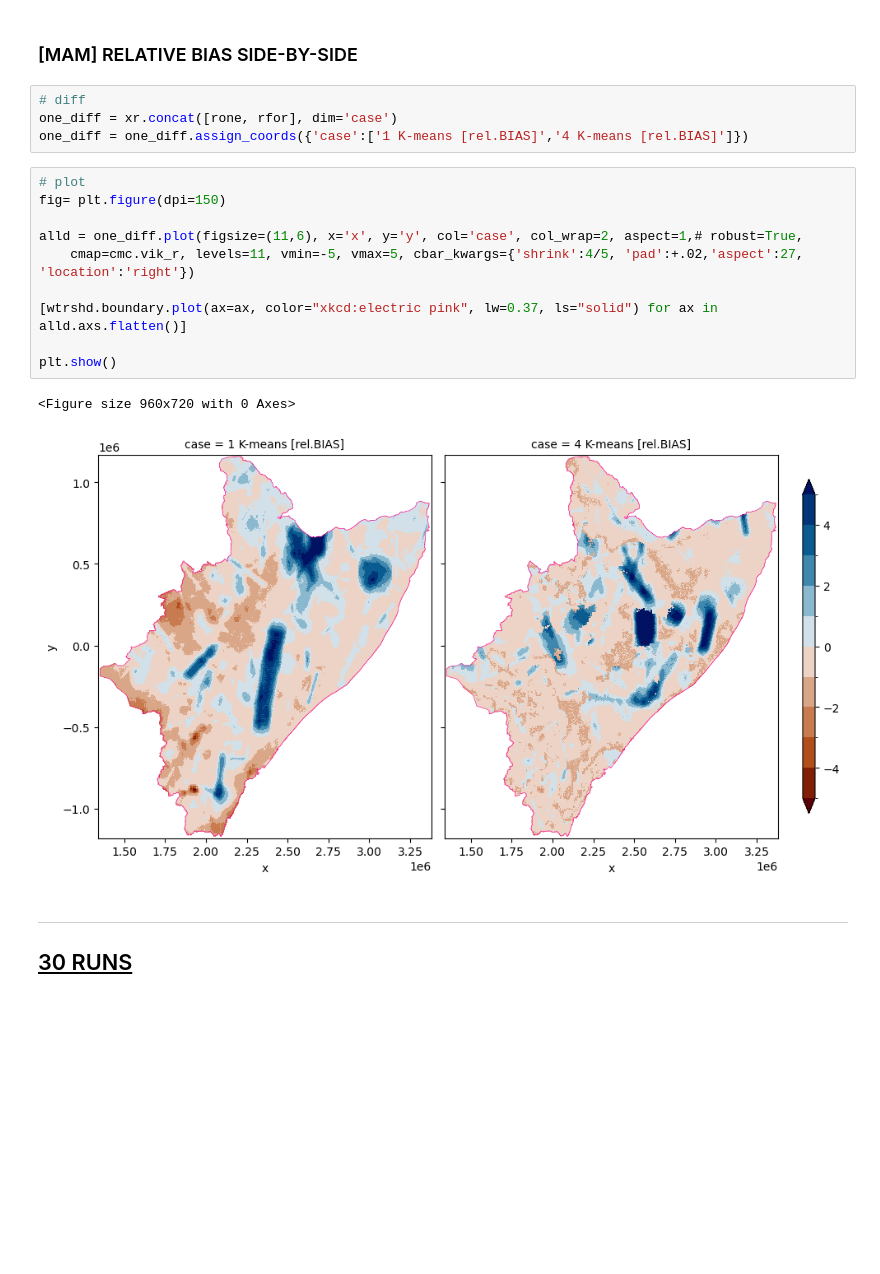
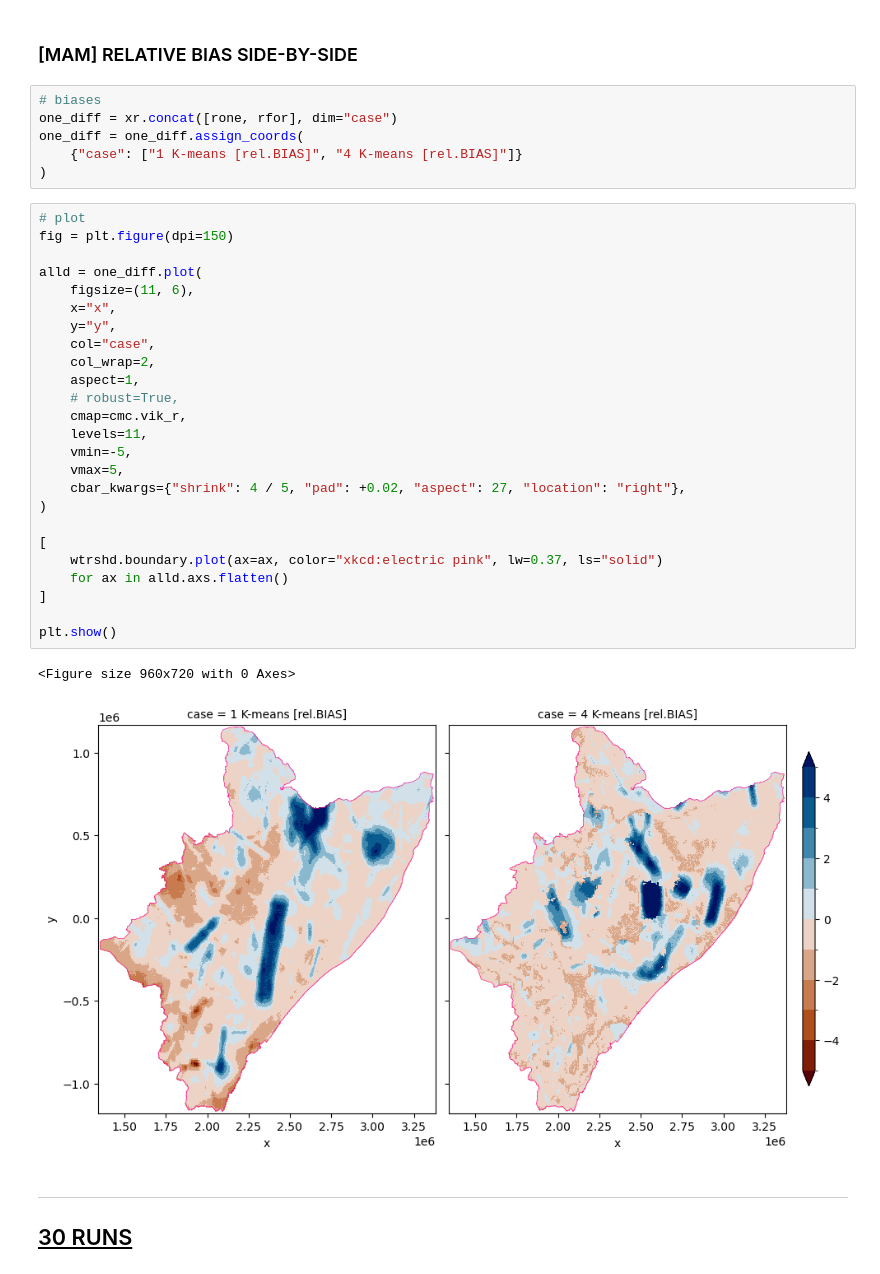
Before and after one commit to feliperiosg/STORM3, a Jupyter notebook: notebook/six_.ipynb, the cells around one changed output. Cells and saved outputs as stored; diff of their text form; blank space fills up the shorter version.

```diff
--- a/notebook/six_.ipynb
+++ b/notebook/six_.ipynb
@@ -549,22 +588,39 @@ plt.show()
 # %% [markdown]
 ### [MAM] RELATIVE BIAS SIDE-BY-SIDE ###
 # %%
-# diff
-one_diff = xr.concat([rone, rfor], dim='case')
-one_diff = one_diff.assign_coords({'case':['1 K-means [rel.BIAS]','4 K-means [rel.BIAS]']})
+# biases
+one_diff = xr.concat([rone, rfor], dim="case")
+one_diff = one_diff.assign_coords(
+    {"case": ["1 K-means [rel.BIAS]", "4 K-means [rel.BIAS]"]}
+)
 # %%
 # plot
-fig= plt.figure(dpi=150)
+fig = plt.figure(dpi=150)
 
-alld = one_diff.plot(figsize=(11,6), x='x', y='y', col='case', col_wrap=2, aspect=1,# robust=True,
-    cmap=cmc.vik_r, levels=11, vmin=-5, vmax=5, cbar_kwargs={'shrink':4/5, 'pad':+.02,'aspect':27, 'location':'right'})
+alld = one_diff.plot(
+    figsize=(11, 6),
+    x="x",
+    y="y",
+    col="case",
+    col_wrap=2,
+    aspect=1,
+    # robust=True,
+    cmap=cmc.vik_r,
+    levels=11,
+    vmin=-5,
+    vmax=5,
+    cbar_kwargs={"shrink": 4 / 5, "pad": +0.02, "aspect": 27, "location": "right"},
+)
 
-[wtrshd.boundary.plot(ax=ax, color="xkcd:electric pink", lw=0.37, ls="solid") for ax in alld.axs.flatten()]
+[
+    wtrshd.boundary.plot(ax=ax, color="xkcd:electric pink", lw=0.37, ls="solid")
+    for ax in alld.axs.flatten()
+]
 
 plt.show()
 # %% [output]
 <Figure size 960x720 with 0 Axes>
-[figure, old version]
+[figure, new version]
 # %% [markdown]
 ---
 
```
Also changed, not shown: parts of 28 cells of this notebook, 4 other files.
